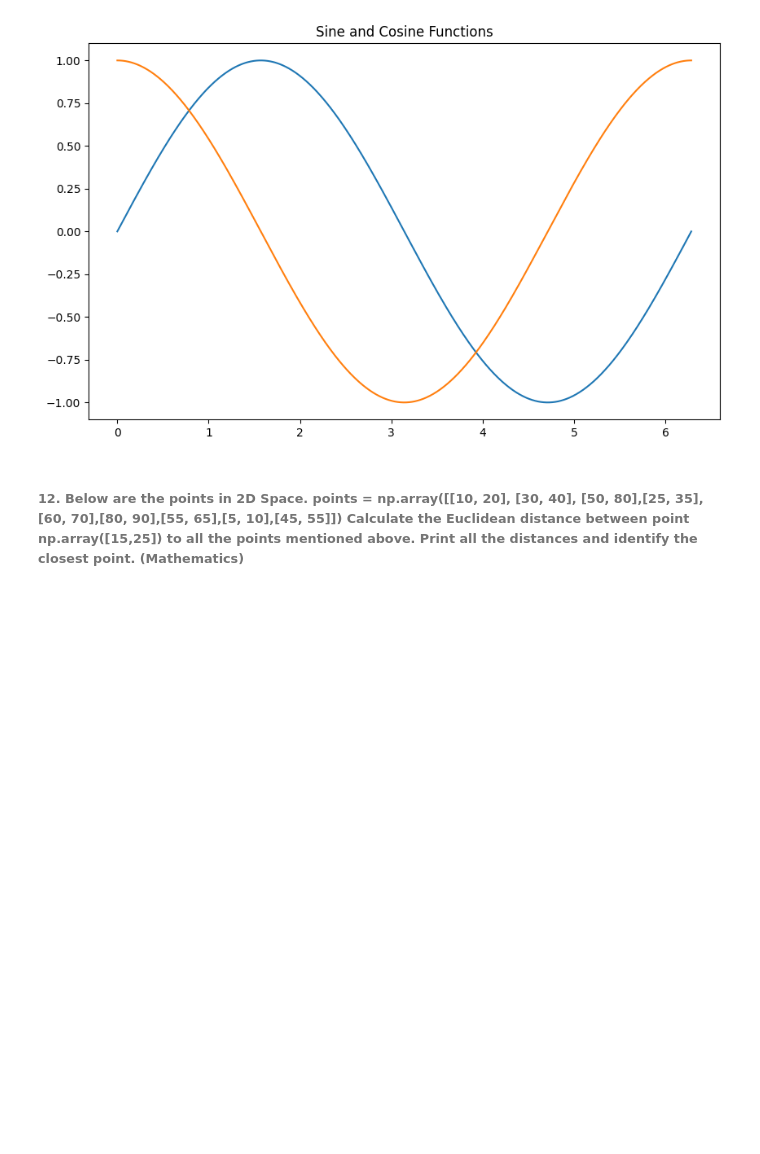
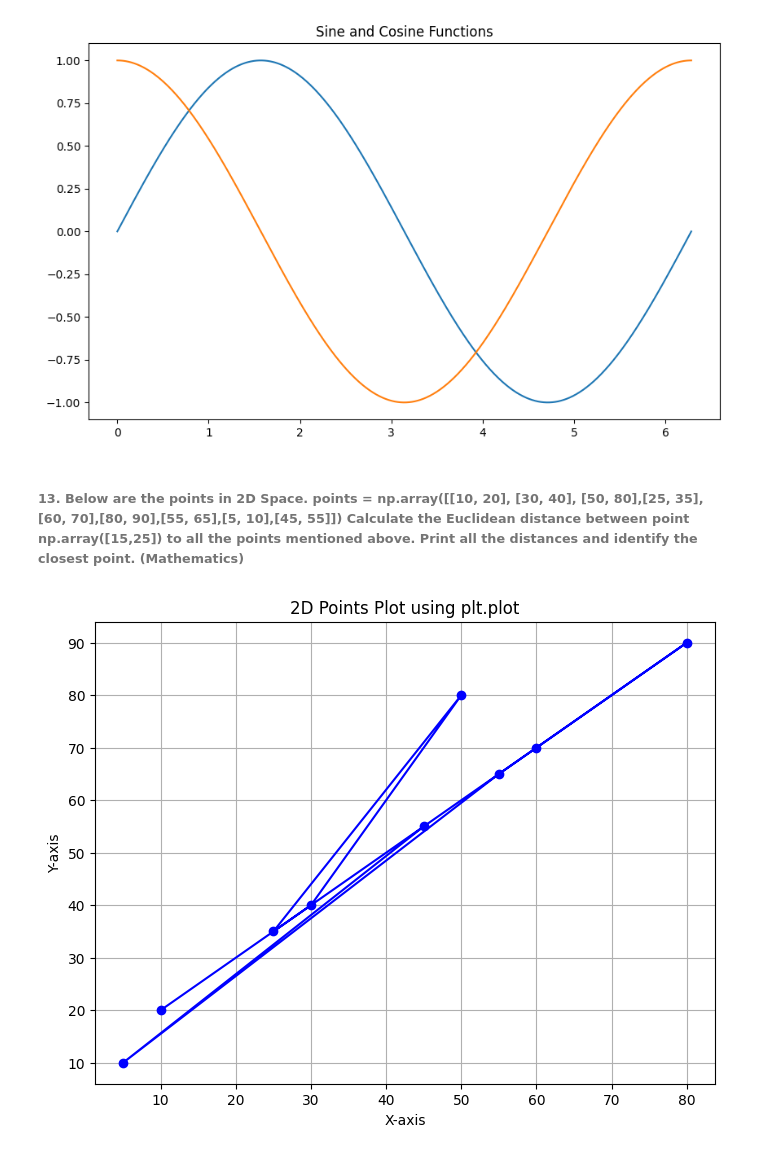
Before and after one commit to SravaniKolanu/Pythonclasses, a Jupyter notebook: NumOne.ipynb, the cells around one changed output. Drawn from its saved outputs; the diff is of its cells as text; code cells hidden in the pictures; blank space fills up the shorter version.

```diff
--- a/NumOne.ipynb
+++ b/NumOne.ipynb
@@ -167,4 +167,34 @@ plt.show()
 # %% [output]
 [figure]
 # %% [markdown]
-###### 12. Below are the points in 2D Space. points = np.array([[10, 20], [30, 40], [50, 80],[25, 35],[60, 70],[80, 90],[55, 65],[5, 10],[45, 55]]) Calculate the Euclidean distance between point np.array([15,25]) to all the points mentioned above. Print all the distances and identify the closest point. (Mathematics)
+###### 13. Below are the points in 2D Space. points = np.array([[10, 20], [30, 40], [50, 80],[25, 35],[60, 70],[80, 90],[55, 65],[5, 10],[45, 55]]) Calculate the Euclidean distance between point np.array([15,25]) to all the points mentioned above. Print all the distances and identify the closest point. (Mathematics)
+# %%
+import numpy as np
+import matplotlib.pyplot as plt
+
+# Define the 2D points
+points = np.array([
+    [10, 20],
+    [30, 40],
+    [50, 80],
+    [25, 35],
+    [60, 70],
+    [80, 90],
+    [55, 65],
+    [5, 10],
+    [45, 55]
+])
+
+x = points[:, 0]
+y = points[:, 1]
+
+
+plt.figure(figsize=(8, 6))
+plt.plot(x, y, color='blue', marker='o')
+
+plt.xlabel("X-axis")
+plt.ylabel("Y-axis")
+plt.title("2D Points Plot using plt.plot")
+plt.grid(True)
+# %% [output]
+[figure, added]
```
